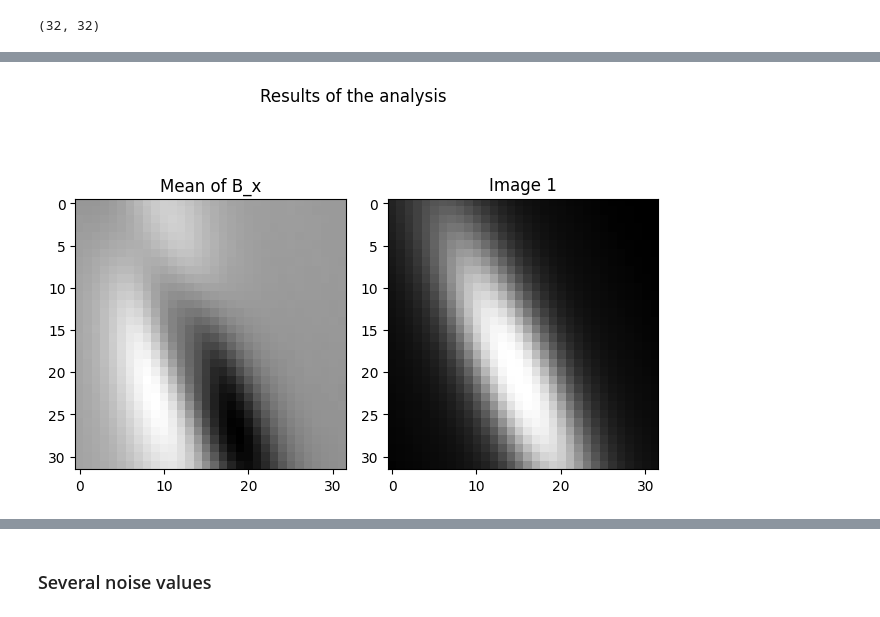
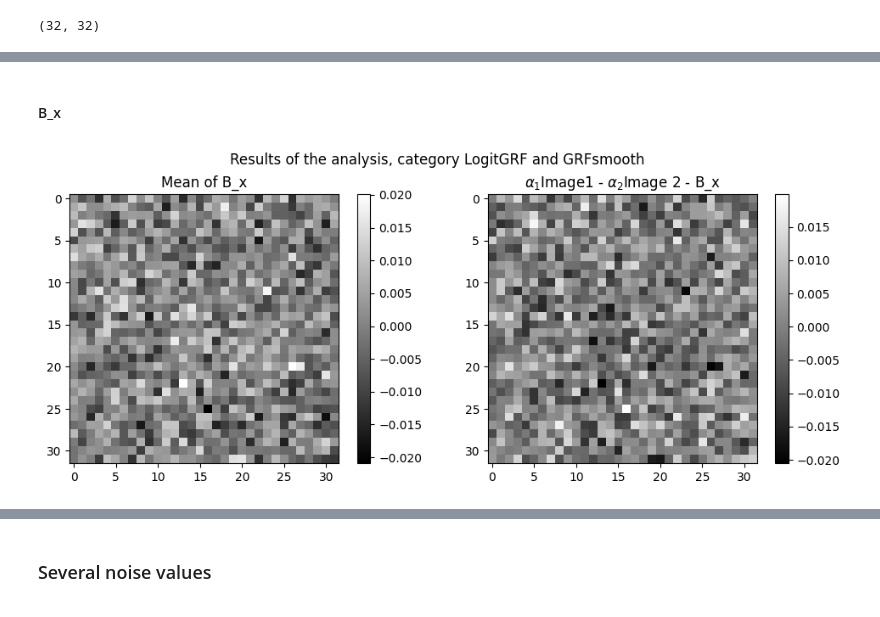
Before and after one commit to warik21/Thesis, a Jupyter notebook: Playground.ipynb, the cells around one changed output, grey strips where cells are left out. Saved outputs shown, nothing was run; the diff lists cells and outputs as text; code cells hidden in the pictures.

Commit message:
Further exploration of B and alpha

```diff
--- a/Playground.ipynb
+++ b/Playground.ipynb
@@ -45,7 +46,7 @@ WhiteNoise
 image_1_index = 2
 image_2_index = 3
 resolution = 32
-noise_param = 3e-6
+noise_param = 5e-2
 SNR = 1
 # %%
 len(category_names)
@@ -92,3 +93,11 @@ plt.show()
 # %%
 alpha_1 = (1 / image1.image_post_noised.sum()) - 1
 alpha_2 = (1 / image2.image_post_noised.sum()) - 1
+# %%
+image_indexes = np.random.randint(0, 10, 2)
+category_indexes = np.random.randint(0, 10, 2)
+# category_indexes = [0, 0]
+image1 = Image(resolution, category_names[category_indexes[0]],
+               image_numbers[image_indexes[0]], full_path)
+image2 = Image(resolution, category_names[category_indexes[1]],
+               image_numbers[image_indexes[1]], full_path)
@@ -95,10 +118,10 @@ alpha_2 = (1 / image2.image_post_noised.sum()) - 1
 # %%
-num_exp = 2000
+num_exp = 10000
 B_x_matrices = np.zeros((num_exp, resolution, resolution))
+B_x_matrices_sub = np.zeros((num_exp, resolution, resolution))
+B_x_matrices_sup = np.zeros((num_exp, resolution, resolution))
 alpha_1s = np.zeros(num_exp)
 alpha_2s = np.zeros(num_exp)
-image1 = Image(resolution, category_names[0], image_1_index, full_path)
-image2 = Image(resolution, category_names[0], image_2_index, full_path)
 
 for i in tqdm(range(num_exp)):
     results = Image.process_images(image1, image2, noise_param)
@@ -111,7 +134,10 @@ for i in tqdm(range(num_exp)):
     alpha_1s[i] = alpha_1
     alpha_2s[i] = alpha_2
     B_x_matrices[i, :, :] = B_x
+    B_x_matrices_sub[i, :, :] = image1.image * alpha_1 - image2.image * alpha_2 - B_x
 
 B_x_mean = np.mean(B_x_matrices, axis=0)
 B_x_std = np.std(B_x_matrices, axis=0)
+B_x_mean_sub = np.mean(B_x_matrices_sub, axis=0)
+B_x_std_sub = np.std(B_x_matrices_sub, axis=0)
 # %%
@@ -121,11 +186,15 @@ B_x_mean.shape
+# %% [markdown]
+#### B_x
 # %%
-fig, axs = plt.subplots(1, 2)
-fig.suptitle('Results of the analysis')
+fig, axs = plt.subplots(1, 2, figsize=(10, 4))
+fig.suptitle(f'Results of the analysis, category {category_names[category_indexes[0]]} and {category_names[category_indexes[1]]}')
 axs[0].imshow(B_x_mean, cmap='gray')
 axs[0].set_title('Mean of B_x')
-axs[1].imshow(image1.image, cmap='gray')
-axs[1].set_title('Image 1')
+fig.colorbar(axs[0].imshow(B_x_mean, cmap='gray'), ax=axs[0])
+axs[1].imshow(B_x_mean_sub, cmap='gray')
+axs[1].set_title(r'$\alpha_1$Image1 - $\alpha_2$Image 2 - B_x')
+fig.colorbar(axs[1].imshow(B_x_mean_sub, cmap='gray'), ax=axs[1])
 plt.tight_layout()
 plt.show()
 # %% [output]
-[figure, old version]
+[figure, new version]
```
Also changed, not shown: parts of 49 cells of this notebook, 2 other files.
